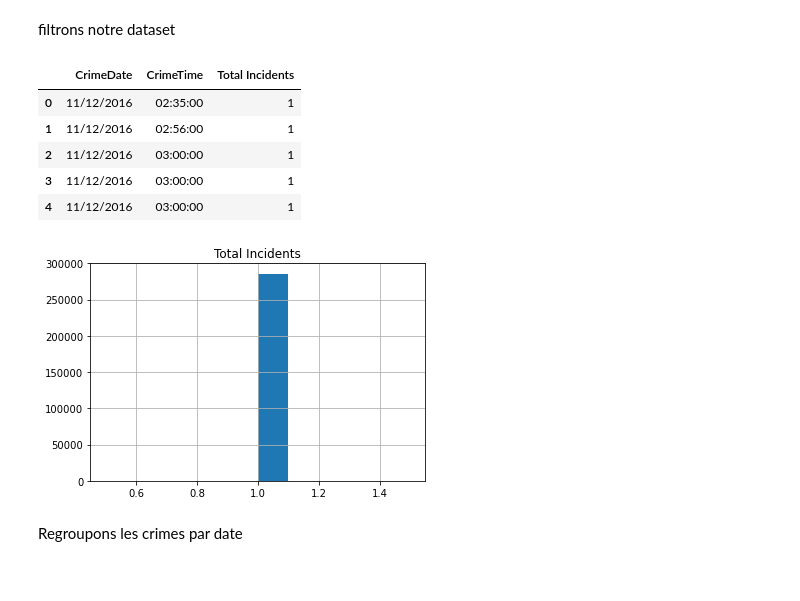
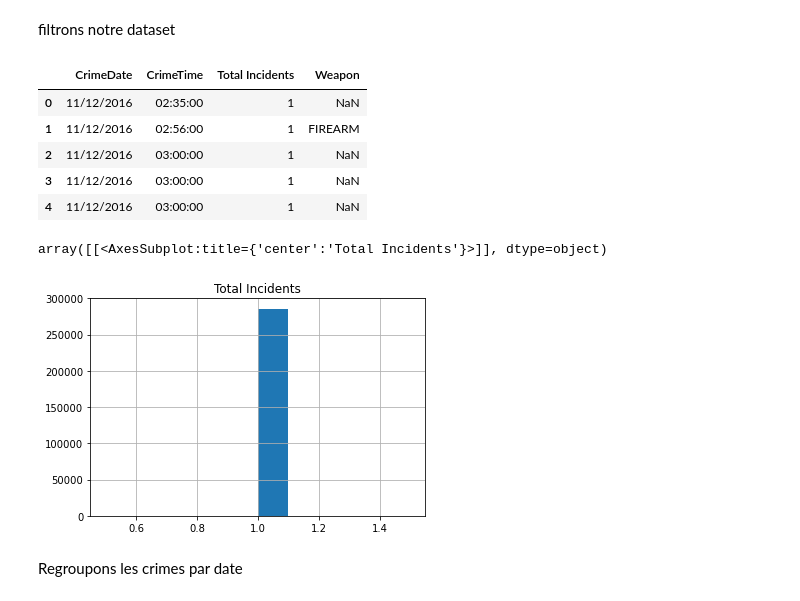
Before and after one commit to jgaman/series-temporelles-Crimes-Dataset, a Jupyter notebook: notebook_serie_temporelle.ipynb, the cells around one changed output. Cells and saved outputs as stored; diff of their text form; code cells hidden in the pictures.

```diff
--- a/notebook_serie_temporelle.ipynb
+++ b/notebook_serie_temporelle.ipynb
@@ -36,18 +36,19 @@ crimes.head(-5)
 # %% [markdown]
 filtrons notre dataset
 # %%
-crime2 = crimes[["CrimeDate", "CrimeTime", "Total Incidents"]]
+crime2 = crimes[["CrimeDate", "CrimeTime", "Total Incidents", "Weapon"]]
 crime2.head()
 # %% [output]
-|  | CrimeDate | CrimeTime | Total Incidents |
-| 0 | 11/12/2016 | 02:35:00 | 1 |
-| 1 | 11/12/2016 | 02:56:00 | 1 |
-| 2 | 11/12/2016 | 03:00:00 | 1 |
-| 3 | 11/12/2016 | 03:00:00 | 1 |
-| 4 | 11/12/2016 | 03:00:00 | 1 |
+|  | CrimeDate | CrimeTime | Total Incidents | Weapon |
+| 0 | 11/12/2016 | 02:35:00 | 1 | NaN |
+| 1 | 11/12/2016 | 02:56:00 | 1 | FIREARM |
+| 2 | 11/12/2016 | 03:00:00 | 1 | NaN |
+| 3 | 11/12/2016 | 03:00:00 | 1 | NaN |
+| 4 | 11/12/2016 | 03:00:00 | 1 | NaN |
 # %%
-crime2.hist(column='Total Incidents', bins=10);
+crime2.hist(column='Total Incidents', bins=10)
 # %% [output]
+array([[<AxesSubplot:title={'center':'Total Incidents'}>]], dtype=object)
 [figure]
 # %% [markdown]
 Regroupons les crimes par date
```
Also changed, not shown: parts of 21 cells of this notebook, 1 other file.
